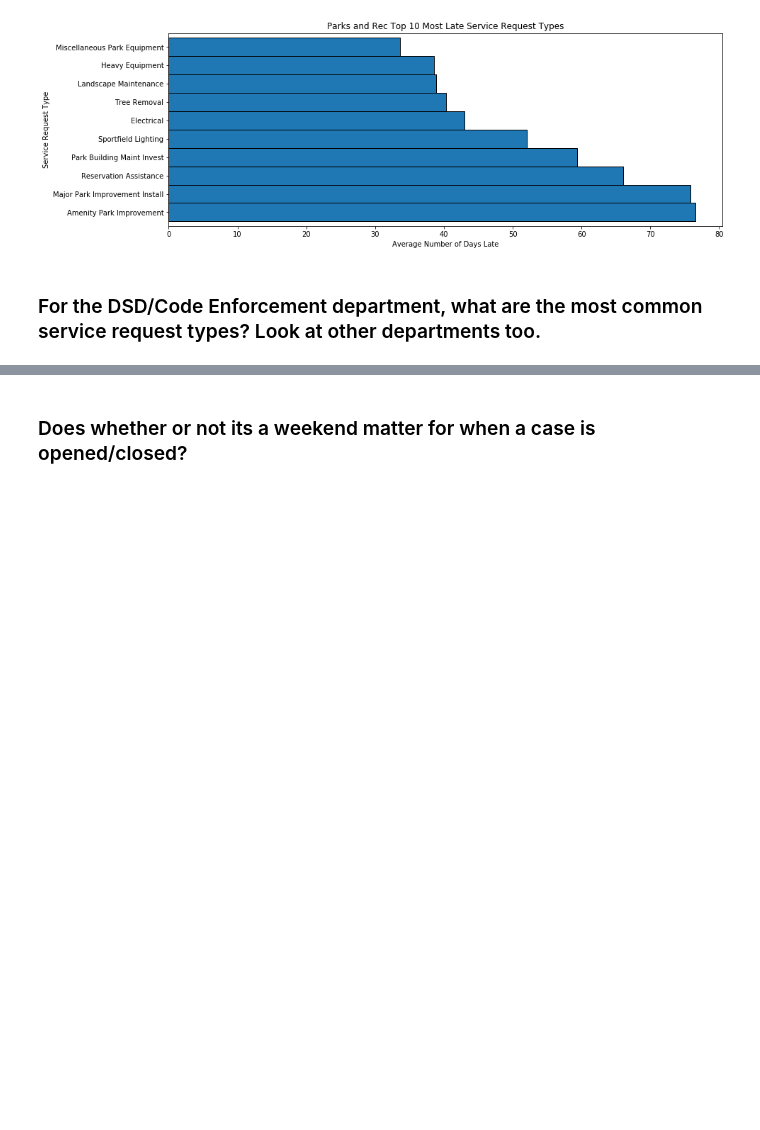
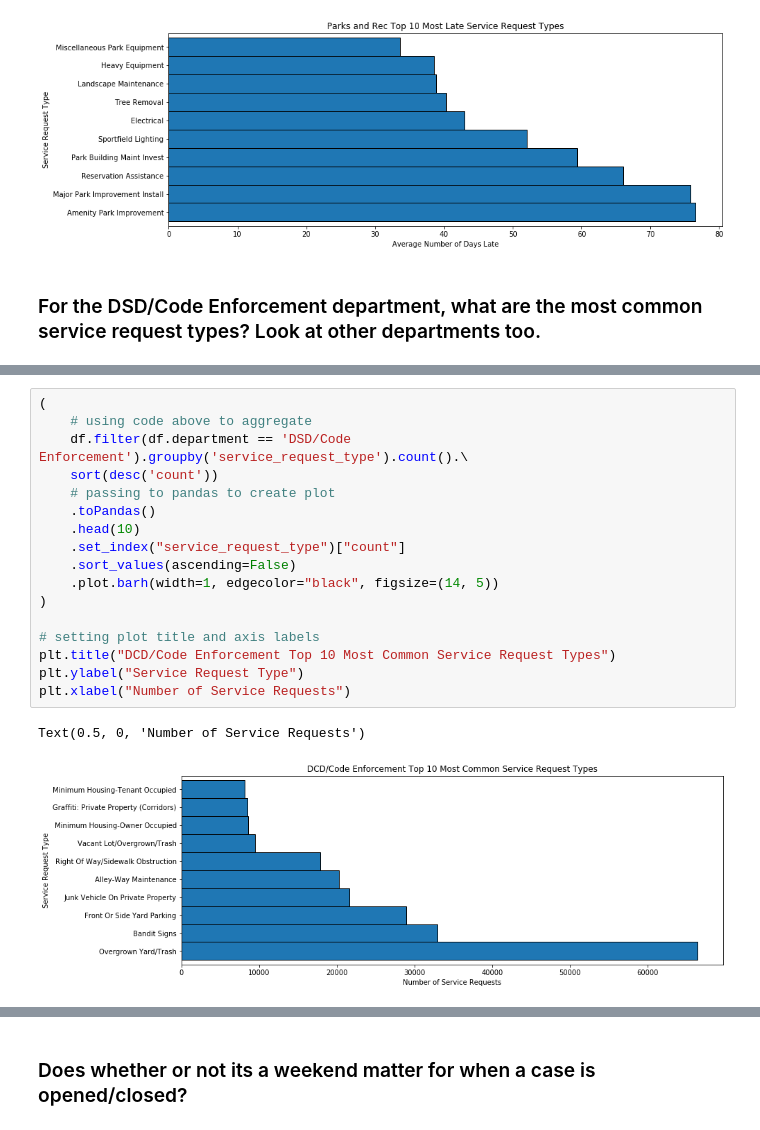
Before and after one commit to SamuelD-Data/spark-exercises, a Jupyter notebook: explore.ipynb, the cells around one changed output, grey strips where cells are left out. Drawn from its saved outputs; the diff is of its cells as text; blank space fills up the shorter version.

```diff
--- a/explore.ipynb
+++ b/explore.ipynb
@@ -215,0 +234,20 @@ df.toPandas()
+# %%
+(
+    # using code above to aggregate
+    df.filter(df.department == 'DSD/Code Enforcement').groupby('service_request_type').count().\
+    sort(desc('count'))
+    # passing to pandas to create plot
+    .toPandas()
+    .head(10)
+    .set_index("service_request_type")["count"]
+    .sort_values(ascending=False)
+    .plot.barh(width=1, edgecolor="black", figsize=(14, 5))
+)
+
+# setting plot title and axis labels
+plt.title("DCD/Code Enforcement Top 10 Most Common Service Request Types")
+plt.ylabel("Service Request Type")
+plt.xlabel("Number of Service Requests")
+# %% [output]
+Text(0.5, 0, 'Number of Service Requests')
+[figure, added]
```
Also changed, not shown: parts of 8 cells of this notebook.
